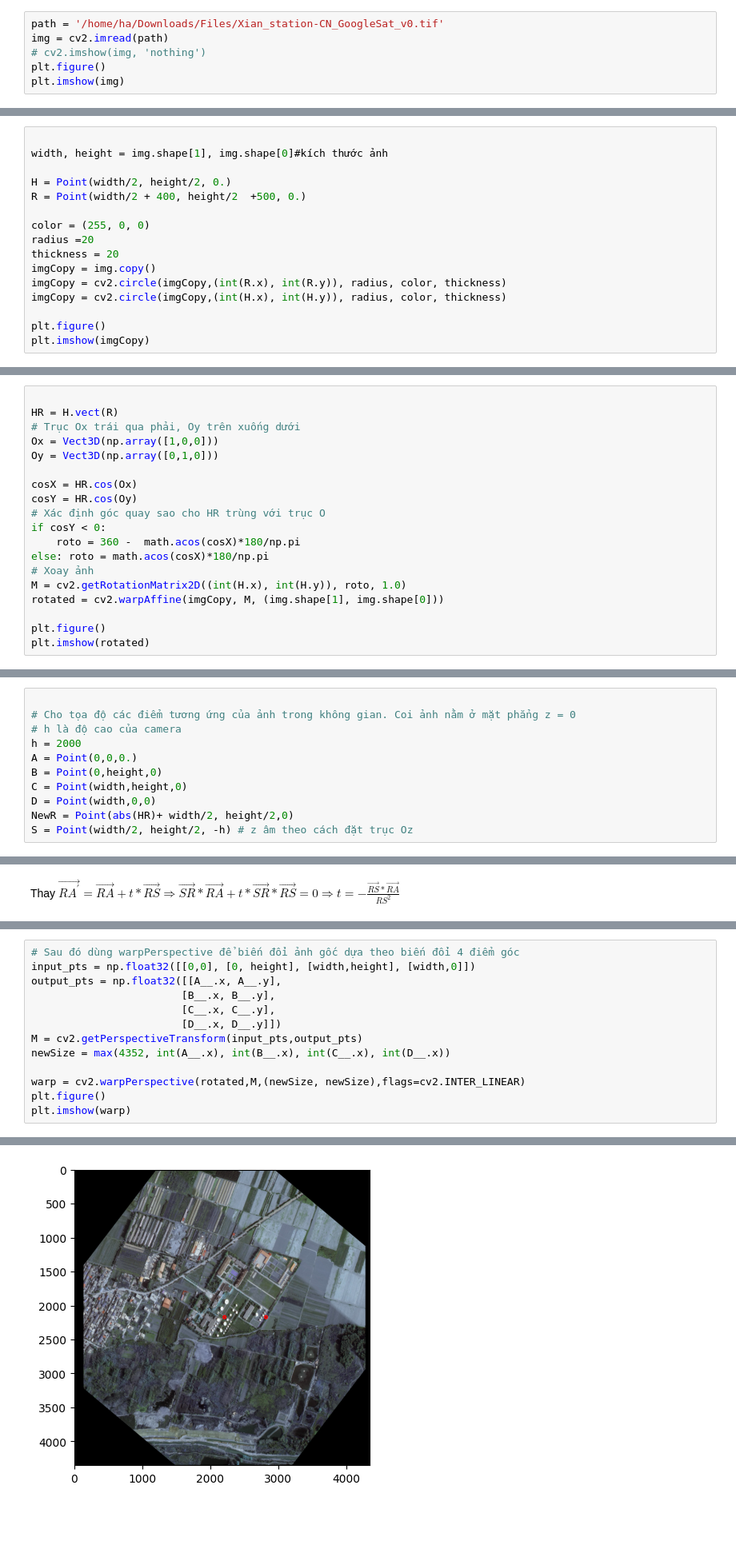
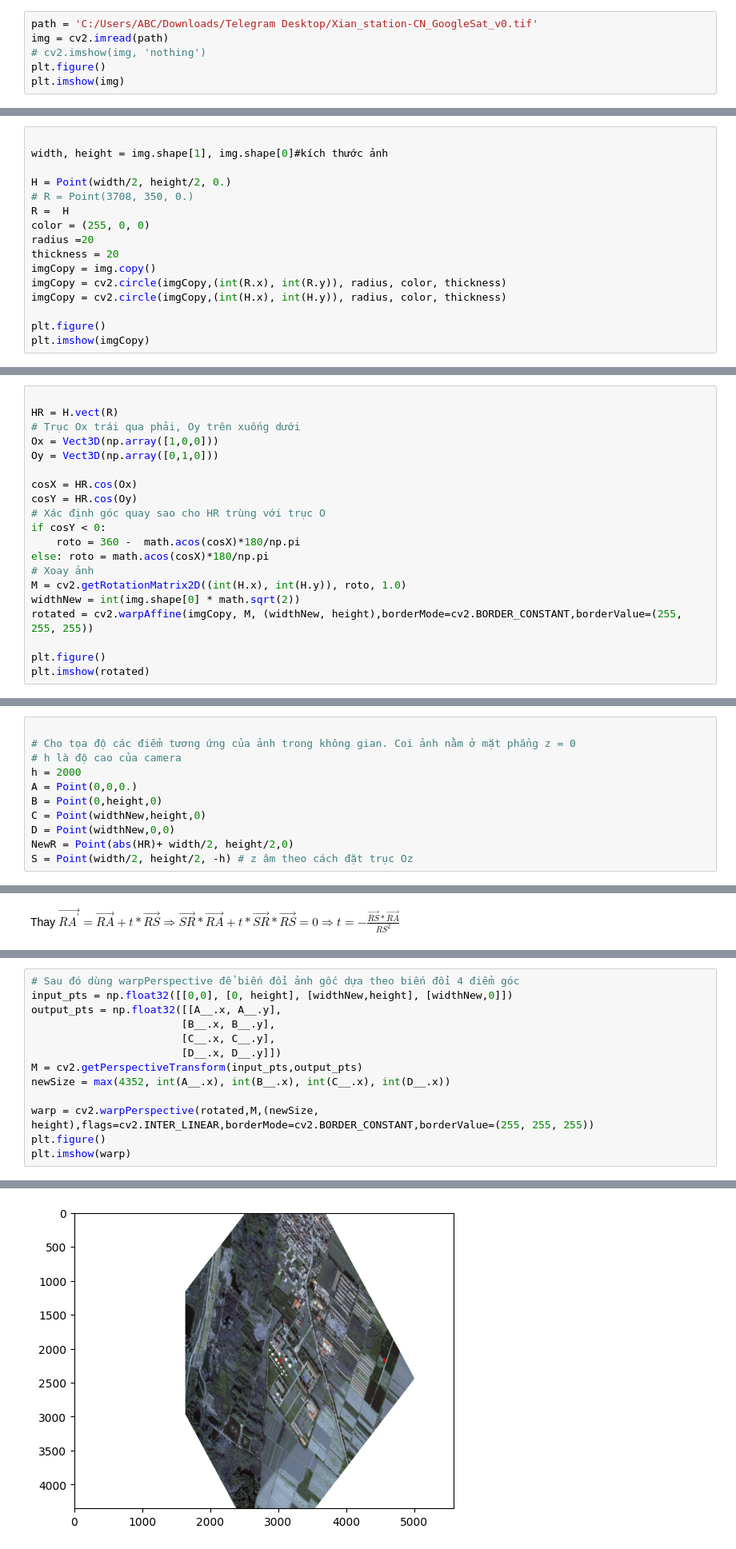
Before and after one commit to haminhtien99/object_tracking, a Jupyter notebook: tasks/viewpoint.ipynb, the cells around one changed output, grey strips where cells are left out. Shown at 80% size. Drawn from its saved outputs; the diff is of its cells as text; blank space fills up the shorter version.

```diff
--- a/tasks/viewpoint.ipynb
+++ b/tasks/viewpoint.ipynb
@@ -6,7 +6,7 @@ import math
 import warnings
 warnings.filterwarnings("ignore")
 # %%
-path = '/home/ha/Downloads/Files/Xian_station-CN_GoogleSat_v0.tif'
+path = 'C:/Users/ABC/Downloads/Telegram Desktop/Xian_station-CN_GoogleSat_v0.tif'
 img = cv2.imread(path)
 # cv2.imshow(img, 'nothing')
 plt.figure()
@@ -48,8 +48,8 @@ class Vect3D:
 width, height = img.shape[1], img.shape[0]#kích thước ảnh
 
 H = Point(width/2, height/2, 0.)
-R = Point(width/2 + 400, height/2  +500, 0.)
-
+# R = Point(3708, 350, 0.)
+R =  H
 color = (255, 0, 0)
 radius =20
 thickness = 20
@@ -77,7 +77,8 @@ if cosY < 0:
 else: roto = math.acos(cosX)*180/np.pi
 # Xoay ảnh
 M = cv2.getRotationMatrix2D((int(H.x), int(H.y)), roto, 1.0)
-rotated = cv2.warpAffine(imgCopy, M, (img.shape[1], img.shape[0]))
+widthNew = int(img.shape[0] * math.sqrt(2))
+rotated = cv2.warpAffine(imgCopy, M, (widthNew, height),borderMode=cv2.BORDER_CONSTANT,borderValue=(255, 255, 255))
 
 plt.figure()
 plt.imshow(rotated)
@@ -91,8 +92,8 @@ plt.imshow(rotated)
 h = 2000
 A = Point(0,0,0.)
 B = Point(0,height,0)
-C = Point(width,height,0)
-D = Point(width,0,0)
+C = Point(widthNew,height,0)
+D = Point(widthNew,0,0)
 NewR = Point(abs(HR)+ width/2, height/2,0)
 S = Point(width/2, height/2, -h) # z âm theo cách đặt trục Oz
 # %% [markdown]
@@ -156,19 +157,19 @@ A__,B__,C__,D__
 # %%
 # Sau đó dùng warpPerspective để biến đổi ảnh gốc dựa theo biến đổi 4 điểm góc
-input_pts = np.float32([[0,0], [0, height], [width,height], [width,0]])
+input_pts = np.float32([[0,0], [0, height], [widthNew,height], [widthNew,0]])
 output_pts = np.float32([[A__.x, A__.y],
                         [B__.x, B__.y],
                         [C__.x, C__.y],
                         [D__.x, D__.y]])
 M = cv2.getPerspectiveTransform(input_pts,output_pts)
 newSize = max(4352, int(A__.x), int(B__.x), int(C__.x), int(D__.x))
 
-warp = cv2.warpPerspective(rotated,M,(newSize, newSize),flags=cv2.INTER_LINEAR)
+warp = cv2.warpPerspective(rotated,M,(newSize, height),flags=cv2.INTER_LINEAR,borderMode=cv2.BORDER_CONSTANT,borderValue=(255, 255, 255))
 plt.figure()
 plt.imshow(warp)
 # %% [output]
 <matplotlib.image.AxesImage at 0x...>
-[figure, old version]
+[figure, new version]
 # %%
 # Thay đổi tầm nhìn theo đô cao
 def funcHeight(hNew, h, srcImg, centerPoint):
```
Also changed, not shown: parts of 9 cells of this notebook.
